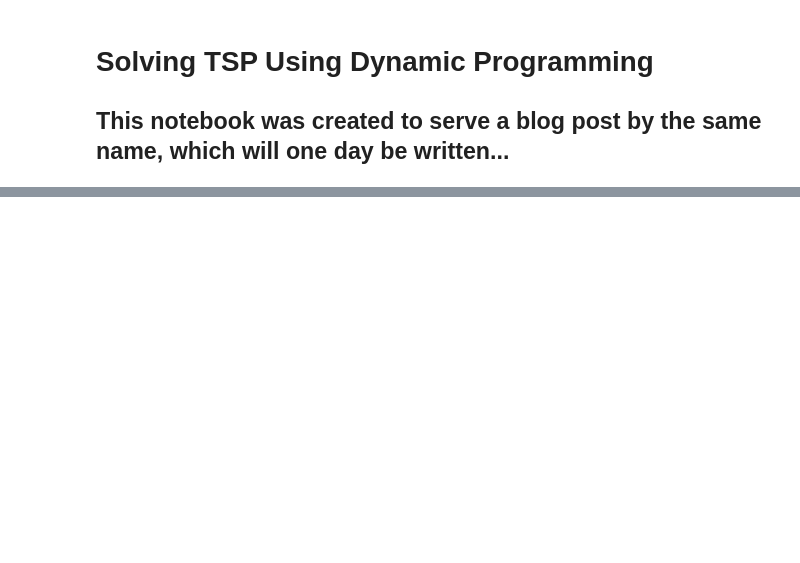
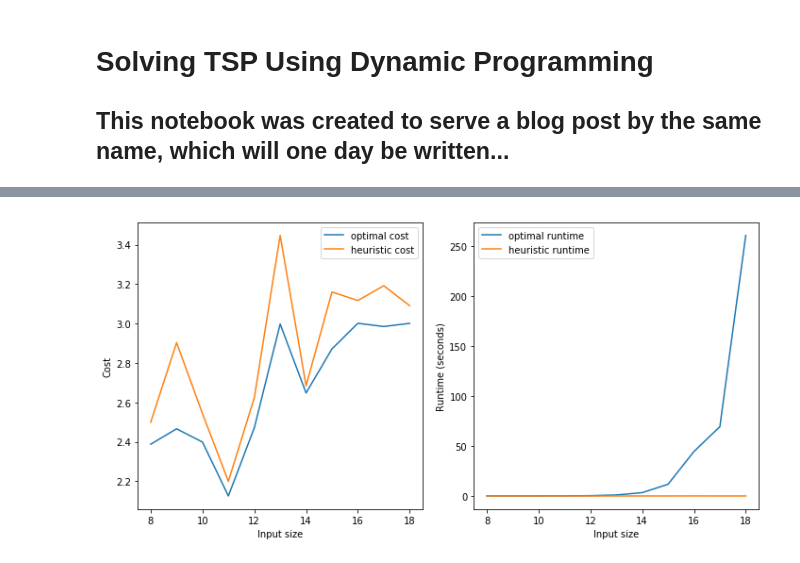
Before and after one commit to DalyaG/CodeSnippetsForPosterity, a Jupyter notebook: SolvingTSPUsingDynamicProgramming/SolvingTSPUsingDynamicProgramming.ipynb, the cells around one changed output, grey strips where cells are left out. Drawn from its saved outputs; the diff is of its cells as text; code cells hidden in the pictures; blank space fills up the shorter version.

```diff
--- a/SolvingTSPUsingDynamicProgramming/SolvingTSPUsingDynamicProgramming.ipynb
+++ b/SolvingTSPUsingDynamicProgramming/SolvingTSPUsingDynamicProgramming.ipynb
@@ -90,0 +264,20 @@ plt.tight_layout();
+# %%
+plt.figure(figsize=(10, 5));
+
+plt.subplot(1, 2, 1);
+plt.plot(input_sizes, optimal_costs);
+plt.plot(input_sizes, heuristic_costs);
+plt.xlabel("Input size");
+plt.ylabel("Cost");
+plt.legend(labels=["optimal cost", "heuristic cost"]);
+
+plt.subplot(1, 2, 2);
+plt.plot(input_sizes, optimal_runtimes);
+plt.plot(input_sizes, heuristic_runtimes);
+plt.xlabel("Input size");
+plt.ylabel("Runtime (seconds)");
+plt.legend(labels=["optimal runtime", "heuristic runtime"]);
+
+plt.tight_layout();
+# %% [output]
+[figure, added]
```
Also changed, not shown: parts of 11 cells of this notebook.
